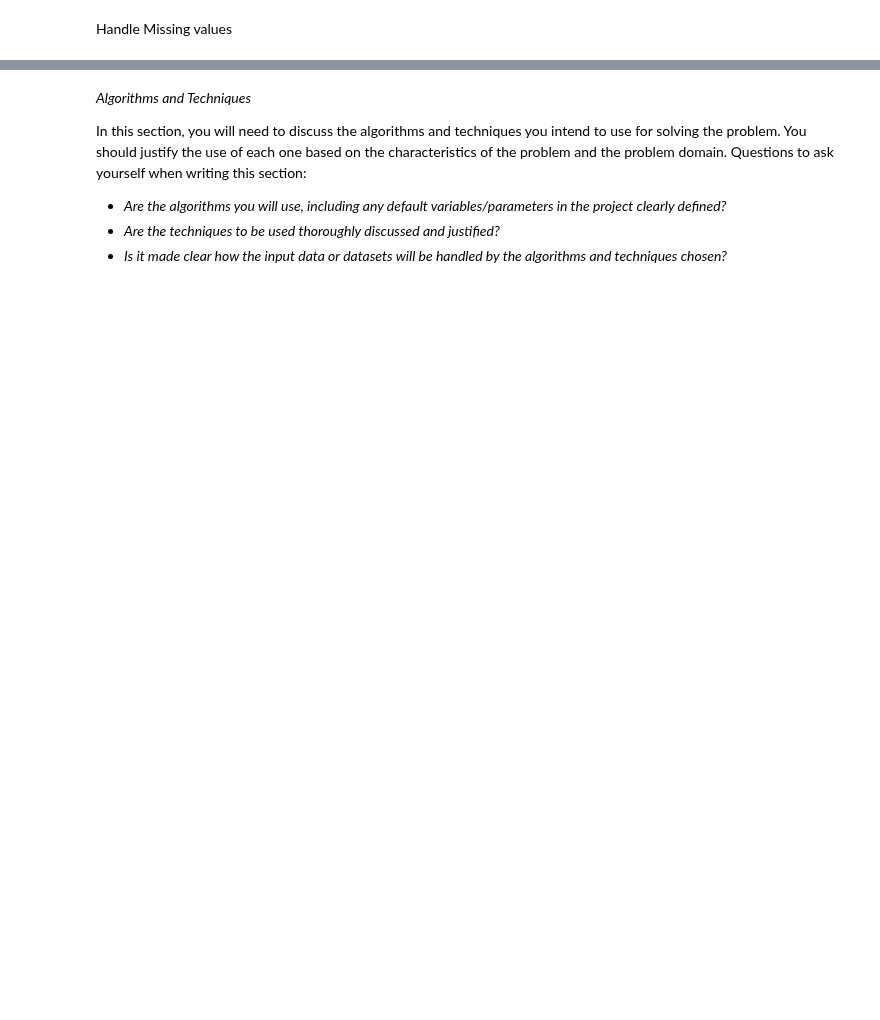
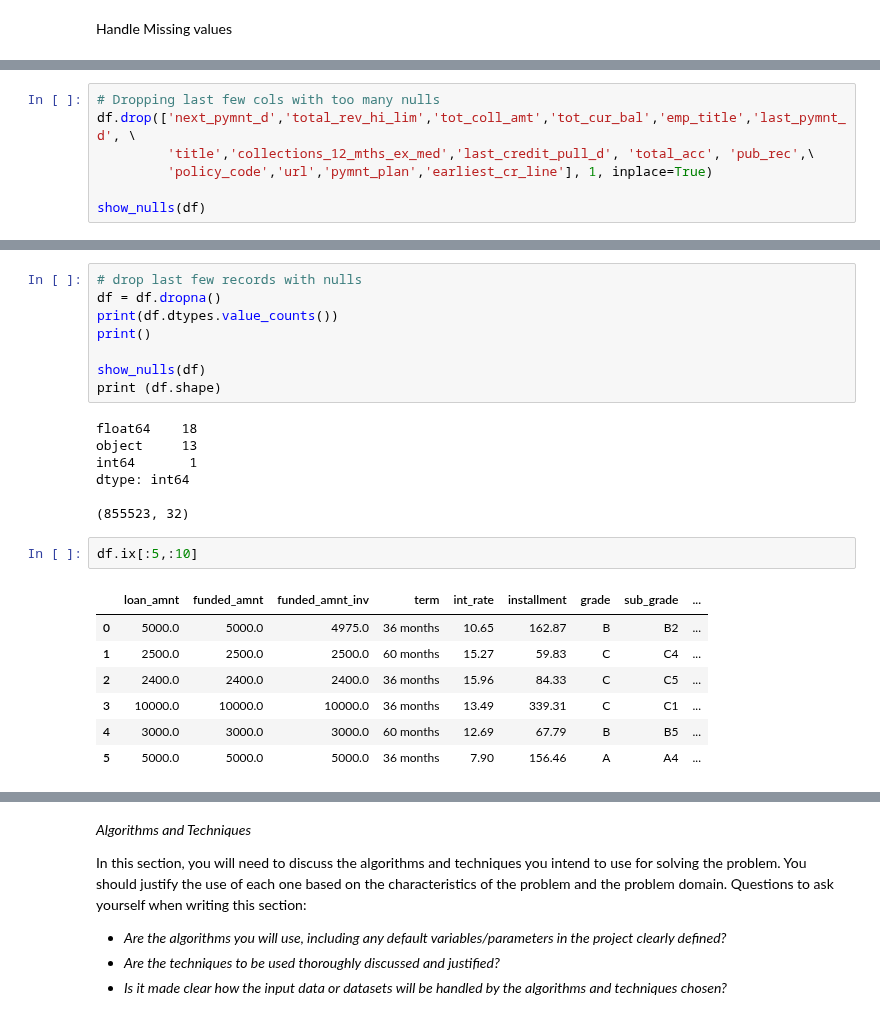
Before and after one commit to Vaultica/Projects, a Jupyter notebook: machine-learning/projects/capstone/Lending Club Capstone Project Notebook.ipynb, the cells around one changed output, grey strips where cells are left out. Saved outputs shown, nothing was run; the diff lists cells and outputs as text; blank space fills up the shorter version.

```diff
--- a/machine-learning/projects/capstone/Lending Club Capstone Project Notebook.ipynb
+++ b/machine-learning/projects/capstone/Lending Club Capstone Project Notebook.ipynb
@@ -486,0 +467,7 @@ show_nulls(df)
+# %%
+# Dropping last few cols with too many nulls
+df.drop(['next_pymnt_d','total_rev_hi_lim','tot_coll_amt','tot_cur_bal','emp_title','last_pymnt_d', \
+         'title','collections_12_mths_ex_med','last_credit_pull_d', 'total_acc', 'pub_rec',\
+         'policy_code','url','pymnt_plan','earliest_cr_line'], 1, inplace=True)
+
+show_nulls(df)
@@ -486,0 +493,25 @@ show_nulls(df)
+# %%
+# drop last few records with nulls
+df = df.dropna()
+print(df.dtypes.value_counts())
+print()
+
+show_nulls(df)
+print (df.shape)
+# %% [output]
+float64    18
+object     13
+int64       1
+dtype: int64
+
+(855523, 32)
+# %%
+df.ix[:5,:10]
+# %% [output]
+|  | loan_amnt | funded_amnt | funded_amnt_inv | term | int_rate | installment | grade | sub_grade | ... |
+| 0 | 5000.0 | 5000.0 | 4975.0 | 36 months | 10.65 | 162.87 | B | B2 | ... |
+| 1 | 2500.0 | 2500.0 | 2500.0 | 60 months | 15.27 | 59.83 | C | C4 | ... |
+| 2 | 2400.0 | 2400.0 | 2400.0 | 36 months | 15.96 | 84.33 | C | C5 | ... |
+| 3 | 10000.0 | 10000.0 | 10000.0 | 36 months | 13.49 | 339.31 | C | C1 | ... |
+| 4 | 3000.0 | 3000.0 | 3000.0 | 60 months | 12.69 | 67.79 | B | B5 | ... |
+| 5 | 5000.0 | 5000.0 | 5000.0 | 36 months | 7.90 | 156.46 | A | A4 | ... |
```
Also changed, not shown: parts of 65 cells of this notebook.
